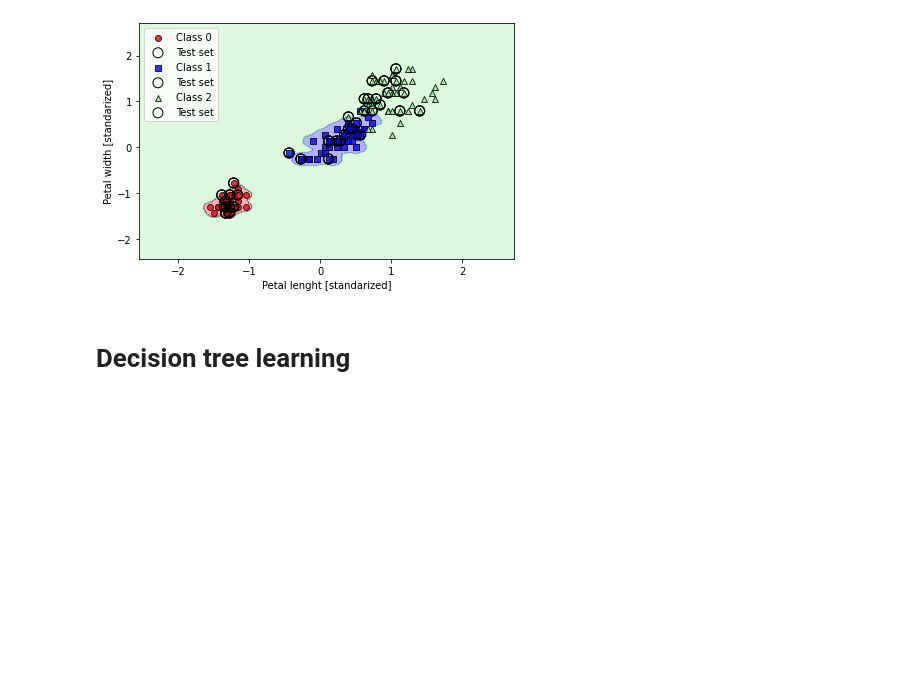
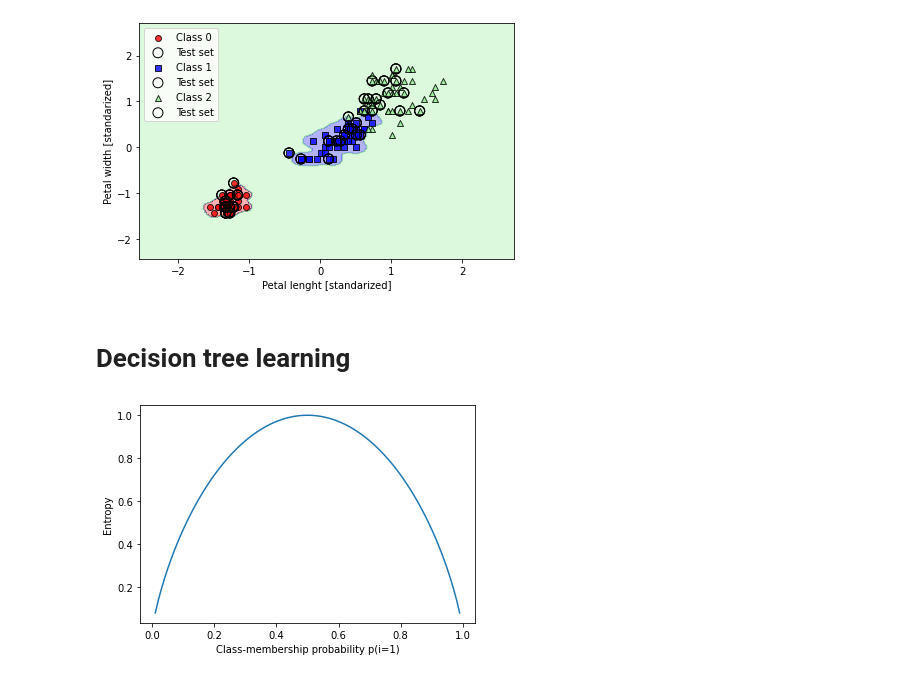
Before and after one commit to robb666/nn, a Jupyter notebook: Machine Learning With PyTorch and Scikit-Learn/Chapter 3.ipynb, the cells around one changed output. Saved outputs shown, nothing was run; the diff lists cells and outputs as text; code cells hidden in the pictures; blank space fills up the shorter version.

```diff
--- a/Machine Learning With PyTorch and Scikit-Learn/Chapter 3.ipynb
+++ b/Machine Learning With PyTorch and Scikit-Learn/Chapter 3.ipynb
@@ -446,7 +446,12 @@ plt.show()
 # %%
 def entropy(p):
     return - p * np.log2(p) - (1 - p) * np.log2((1 - p))
 
 x = np.arange(0.0, 1.0, 0.01)
 ent = [entropy(p) if p != 0 else None for p in x]
 plt.ylabel('Entropy')
+plt.xlabel('Class-membership probability p(i=1)')
+plt.plot(x, ent)
+plt.show()
+# %% [output]
+[figure, added]
```
Also changed, not shown: parts of 3 cells of this notebook.
